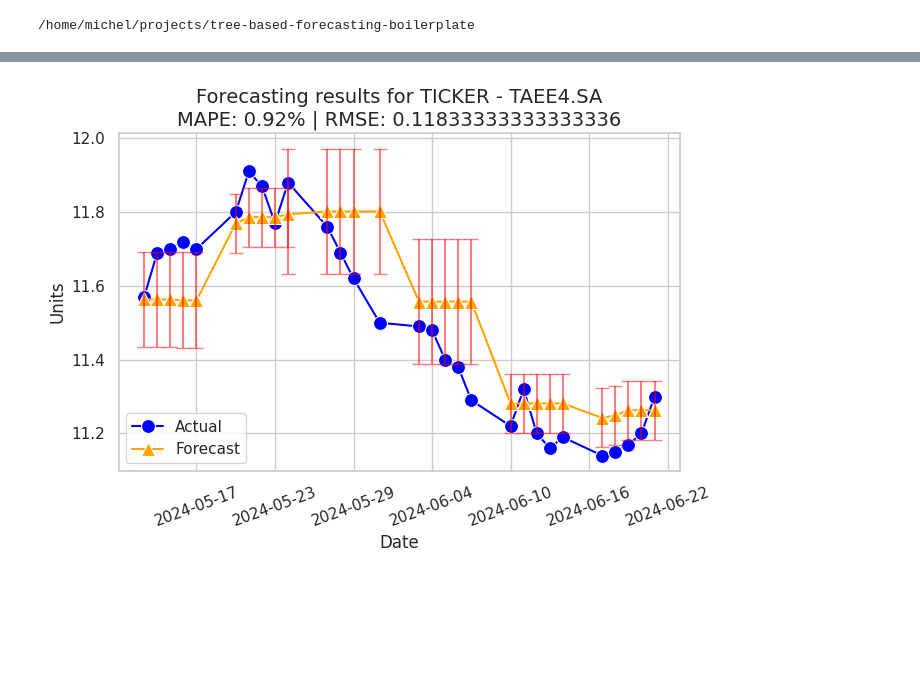
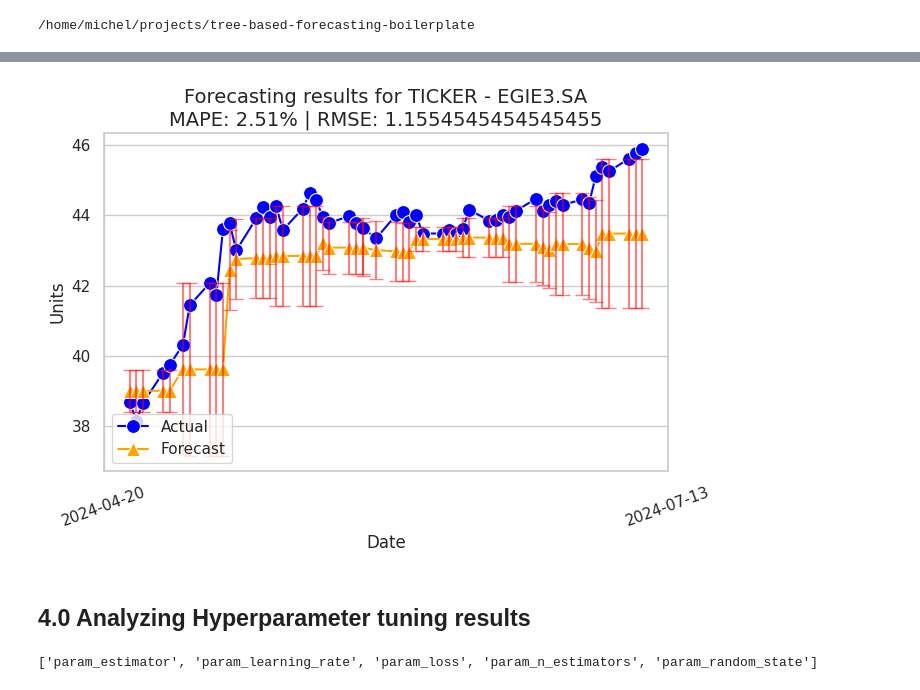
Before and after one commit to micheldearaujo/tree-based-forecasting-boilerplate, a Jupyter notebook: notebooks/02-explore_model_results.ipynb, the cells around one changed output, grey strips where cells are left out. Saved outputs shown, nothing was run; the diff lists cells and outputs as text; code cells hidden in the pictures; blank space fills up the shorter version.

```diff
--- a/notebooks/02-explore_model_results.ipynb
+++ b/notebooks/02-explore_model_results.ipynb
@@ -32,5 +40,10 @@ from src.visualization.data_viz import *
 # %%
+ticker = 'EGIE3.SA'
+
 feature_df = pd.read_csv(os.path.join(PROCESSED_DATA_PATH, PROCESSED_DATA_NAME), parse_dates=["DATE"])
-cv_results_default = pd.read_csv(os.path.join(OUTPUT_DATA_PATH, 'default_validation_results.csv'), parse_dates=["DATE"])
-cv_results_tuned = pd.read_csv(os.path.join(OUTPUT_DATA_PATH, 'validation_results.csv'), parse_dates=["DATE"])
-# feature_df = feature_df[feature_df[CATEGORY_COL].isin(ticker_list)]
+wfv_results_default = pd.read_csv(os.path.join(OUTPUT_DATA_PATH, 'default_validation_results.csv'), parse_dates=["DATE"])
+wfv_results_tuned = pd.read_csv(os.path.join(OUTPUT_DATA_PATH, 'validation_results.csv'), parse_dates=["DATE"])
+
+cv_results_ada = pd.read_csv(os.path.join(f'./models/{ticker}', 'cv_results_ADA.csv'))
+cv_results_et = pd.read_csv(os.path.join(f'./models/{ticker}', 'cv_results_ET.csv'))
+cv_results_xgb = pd.read_csv(os.path.join(f'./models/{ticker}', 'cv_results_XGB.csv'))
@@ -36,0 +52,4 @@ cv_results_tuned = pd.read_csv(os.path.join(OUTPUT_DATA_PATH, 'validation_result
+# %%
+feature_df = feature_df[feature_df['TICKER'] == ticker]
+wfv_results_default = wfv_results_default[wfv_results_default['TICKER'] == ticker]
+wfv_results_tuned = wfv_results_tuned[wfv_results_tuned['TICKER'] == ticker]
@@ -100,4 +99,15 @@ pred_df = cv_results_default[(cv_results_default['TICKER'] == data_config["ticke
+# %%
+pred_df = wfv_results_default[(wfv_results_default["MODEL_TYPE"] == 'AdaBoostRegressor')]
 # %%
-visualize_validation_results(pred_df, data_config["ticker_list"][2])
+visualize_validation_results(pred_df, ticker)
 # %% [output]
-[figure, old version]
+[figure, new version]
+# %% [markdown]
+## 4.0 Analyzing Hyperparameter tuning results
+# %%
+param_columns = [col for col in cv_results_ada.columns if 'param_' in col]
+test_score_col = 'mean_test_score'
+train_score_col = 'mean_train_score'
+print(param_columns)
+# %% [output]
+['param_estimator', 'param_learning_rate', 'param_loss', 'param_n_estimators', 'param_random_state']
```
Also changed, not shown: parts of 19 cells of this notebook.
